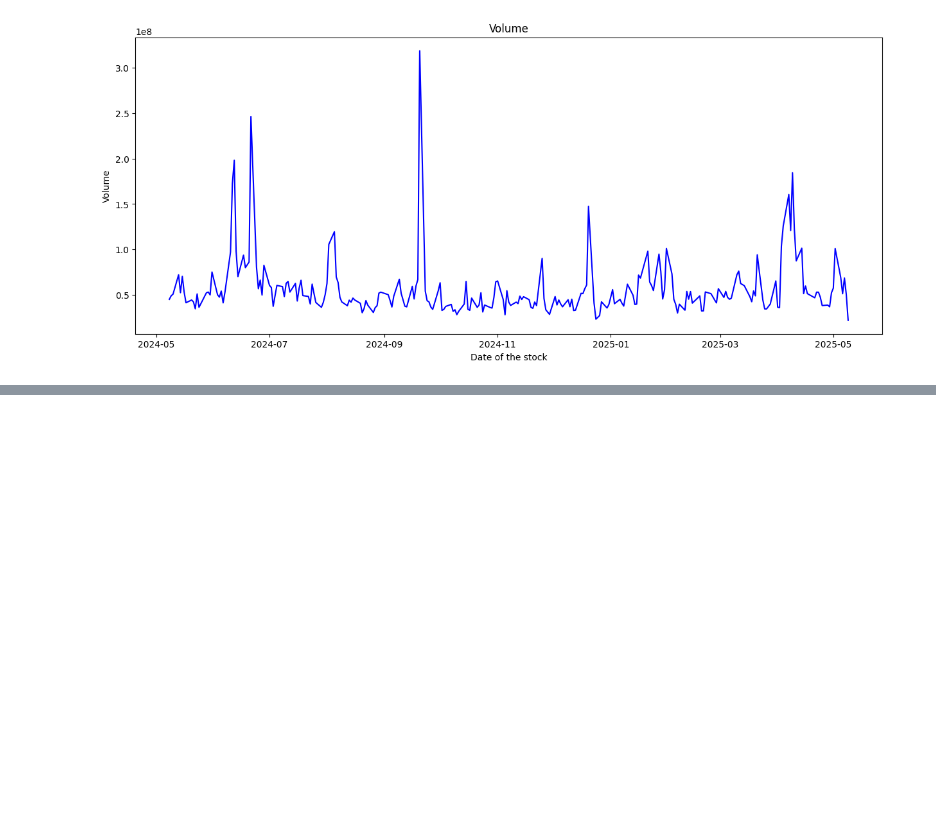
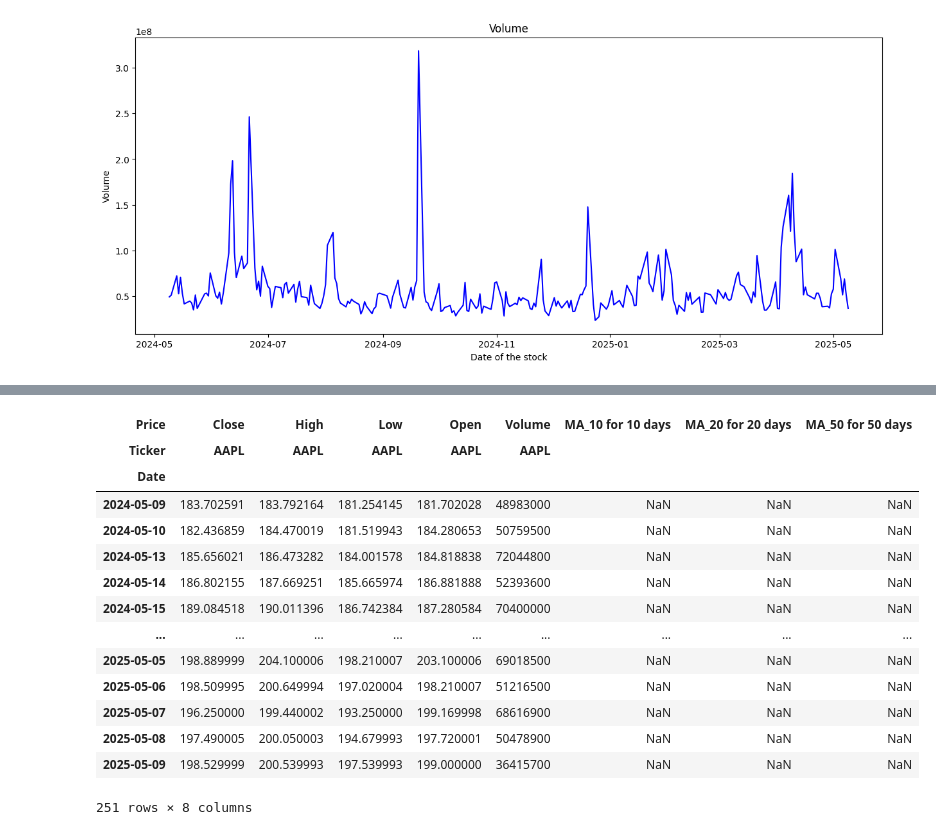
Before and after one commit to DarshanCHMSR/lstm, a Jupyter notebook: lstm.ipynb, the cells around one changed output, grey strips where cells are left out. Cells and saved outputs as stored; diff of their text form; code cells hidden in the pictures; blank space fills up the shorter version.

```diff
--- a/lstm.ipynb
+++ b/lstm.ipynb
@@ -121,3 +129,21 @@ NameError: name 'data' is not defined
+# %%
+data
+# %% [output]
+| Price | Close | High | Low | Open | Volume | MA_10 for 10 days | MA_20 for 20 days | MA_50 for 50 days |
+| Ticker | AAPL | AAPL | AAPL | AAPL | AAPL |  |  |  |
+| Date |  |  |  |  |  |  |  |  |
+| 2024-05-09 | 183.702591 | 183.792164 | 181.254145 | 181.702028 | 48983000 | NaN | NaN | NaN |
+| 2024-05-10 | 182.436859 | 184.470019 | 181.519943 | 184.280653 | 50759500 | NaN | NaN | NaN |
+| 2024-05-13 | 185.656021 | 186.473282 | 184.001578 | 184.818838 | 72044800 | NaN | NaN | NaN |
+| 2024-05-14 | 186.802155 | 187.669251 | 185.665974 | 186.881888 | 52393600 | NaN | NaN | NaN |
+| 2024-05-15 | 189.084518 | 190.011396 | 186.742384 | 187.280584 | 70400000 | NaN | NaN | NaN |
+| ... | ... | ... | ... | ... | ... | ... | ... | ... |
+| 2025-05-05 | 198.889999 | 204.100006 | 198.210007 | 203.100006 | 69018500 | NaN | NaN | NaN |
+| 2025-05-06 | 198.509995 | 200.649994 | 197.020004 | 198.210007 | 51216500 | NaN | NaN | NaN |
+| 2025-05-07 | 196.250000 | 199.440002 | 193.250000 | 199.169998 | 68616900 | NaN | NaN | NaN |
+| 2025-05-08 | 197.490005 | 200.050003 | 194.679993 | 197.720001 | 50478900 | NaN | NaN | NaN |
+| 2025-05-09 | 198.529999 | 200.539993 | 197.539993 | 199.000000 | 36415700 | NaN | NaN | NaN |
+251 rows × 8 columns
 # %%
 # Check for missing values
 data.isnull().sum()
```
Also changed, not shown: parts of 13 cells of this notebook.
